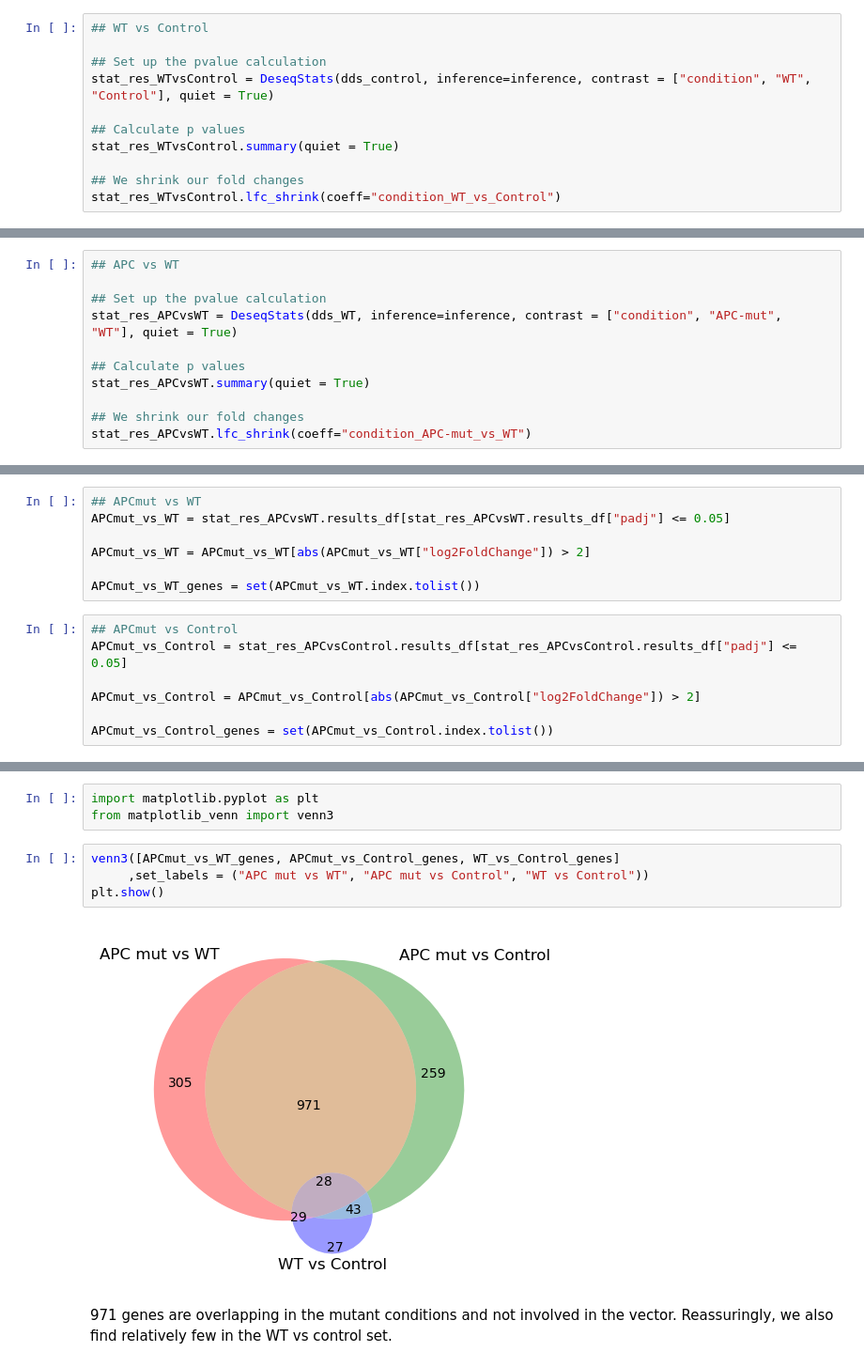
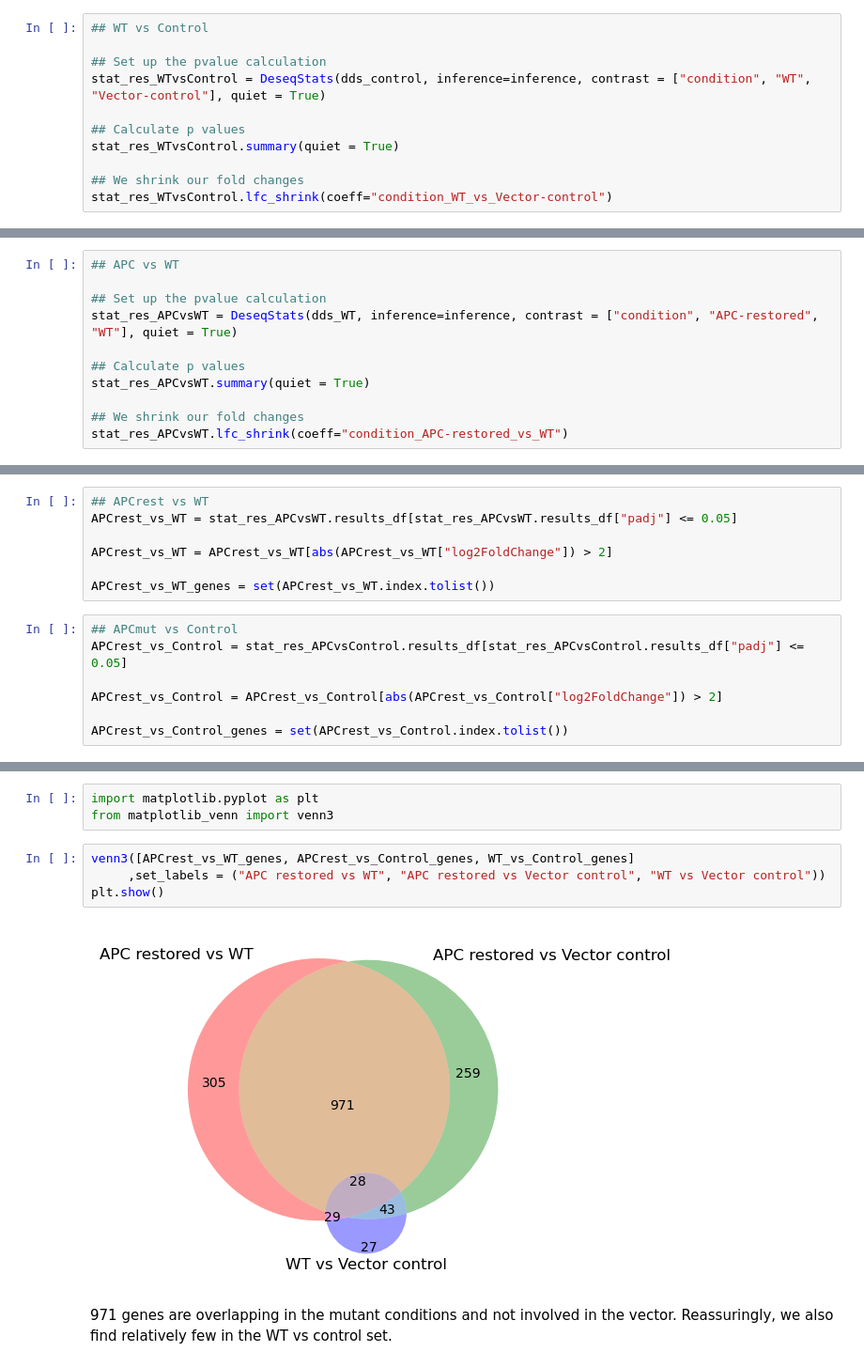
Before and after one commit to shorthouse-lab/Dynamic_modelling_getting_started, a Jupyter notebook: APC_mutation.ipynb, the cells around one changed output, grey strips where cells are left out. Shown at 94% size. Saved outputs shown, nothing was run; the diff lists cells and outputs as text.

```diff
--- a/APC_mutation.ipynb
+++ b/APC_mutation.ipynb
@@ -274,11 +287,11 @@ stat_res_APCvsControl.results_df.head()
 ## WT vs Control
 
 ## Set up the pvalue calculation
-stat_res_WTvsControl = DeseqStats(dds_control, inference=inference, contrast = ["condition", "WT", "Control"], quiet = True)
+stat_res_WTvsControl = DeseqStats(dds_control, inference=inference, contrast = ["condition", "WT", "Vector-control"], quiet = True)
 
 ## Calculate p values
 stat_res_WTvsControl.summary(quiet = True)
 
 ## We shrink our fold changes
-stat_res_WTvsControl.lfc_shrink(coeff="condition_WT_vs_Control")
+stat_res_WTvsControl.lfc_shrink(coeff="condition_WT_vs_Vector-control")
 # %% [output]
@@ -342,11 +355,11 @@ Refitting 0 outliers.
 ## APC vs WT
 
 ## Set up the pvalue calculation
-stat_res_APCvsWT = DeseqStats(dds_WT, inference=inference, contrast = ["condition", "APC-mut", "WT"], quiet = True)
+stat_res_APCvsWT = DeseqStats(dds_WT, inference=inference, contrast = ["condition", "APC-restored", "WT"], quiet = True)
 
 ## Calculate p values
 stat_res_APCvsWT.summary(quiet = True)
 
 ## We shrink our fold changes
-stat_res_APCvsWT.lfc_shrink(coeff="condition_APC-mut_vs_WT")
+stat_res_APCvsWT.lfc_shrink(coeff="condition_APC-restored_vs_WT")
 # %% [output]
@@ -377,19 +390,19 @@ We have now performed differential expression - to get genes of interest we need
 
 We can illustrate the overlaps by making a Venn diagram
 # %%
-## APCmut vs WT
-APCmut_vs_WT = stat_res_APCvsWT.results_df[stat_res_APCvsWT.results_df["padj"] <= 0.05]
+## APCrest vs WT
+APCrest_vs_WT = stat_res_APCvsWT.results_df[stat_res_APCvsWT.results_df["padj"] <= 0.05]
 
-APCmut_vs_WT = APCmut_vs_WT[abs(APCmut_vs_WT["log2FoldChange"]) > 2]
+APCrest_vs_WT = APCrest_vs_WT[abs(APCrest_vs_WT["log2FoldChange"]) > 2]
 
-APCmut_vs_WT_genes = set(APCmut_vs_WT.index.tolist())
+APCrest_vs_WT_genes = set(APCrest_vs_WT.index.tolist())
 # %%
 ## APCmut vs Control
-APCmut_vs_Control = stat_res_APCvsControl.results_df[stat_res_APCvsControl.results_df["padj"] <= 0.05]
+APCrest_vs_Control = stat_res_APCvsControl.results_df[stat_res_APCvsControl.results_df["padj"] <= 0.05]
 
-APCmut_vs_Control = APCmut_vs_Control[abs(APCmut_vs_Control["log2FoldChange"]) > 2]
+APCrest_vs_Control = APCrest_vs_Control[abs(APCrest_vs_Control["log2FoldChange"]) > 2]
 
-APCmut_vs_Control_genes = set(APCmut_vs_Control.index.tolist())
+APCrest_vs_Control_genes = set(APCrest_vs_Control.index.tolist())
 # %%
 ## WT vs Control
 WT_vs_Control = stat_res_WTvsControl.results_df[stat_res_WTvsControl.results_df["padj"] <= 0.05]
@@ -403,11 +416,11 @@ WT_vs_Control_genes = set(WT_vs_Control.index.tolist())
 import matplotlib.pyplot as plt
 from matplotlib_venn import venn3
 # %%
-venn3([APCmut_vs_WT_genes, APCmut_vs_Control_genes, WT_vs_Control_genes]
-     ,set_labels = ("APC mut vs WT", "APC mut vs Control", "WT vs Control"))
+venn3([APCrest_vs_WT_genes, APCrest_vs_Control_genes, WT_vs_Control_genes]
+     ,set_labels = ("APC restored vs WT", "APC restored vs Vector control", "WT vs Vector control"))
 plt.show()
 # %% [output]
-[figure, old version]
+[figure, new version]
 # %% [markdown]
 971 genes are overlapping in the mutant conditions and not involved in the vector. Reassuringly, we also find relatively few in the WT vs control set.
 # %%
```
Also changed, not shown: parts of 45 cells of this notebook, 2 other files.
